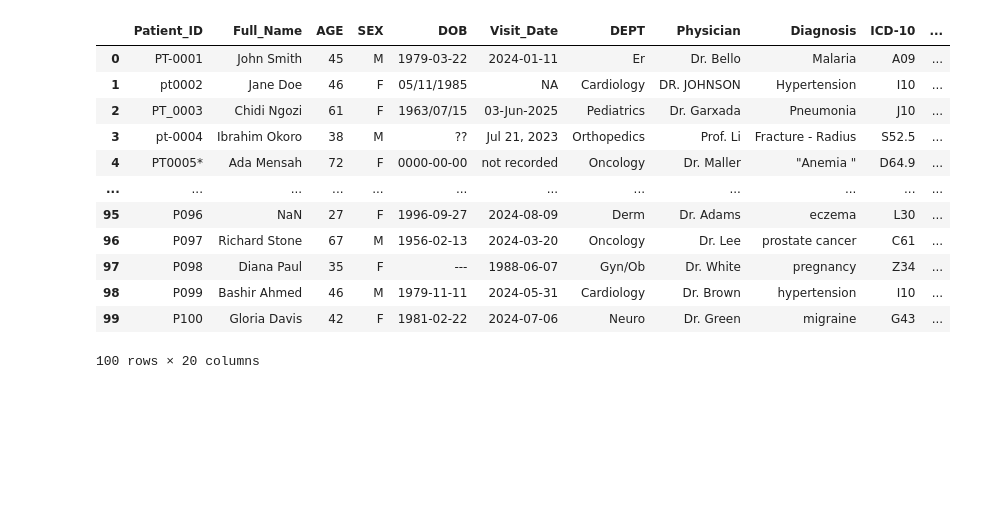
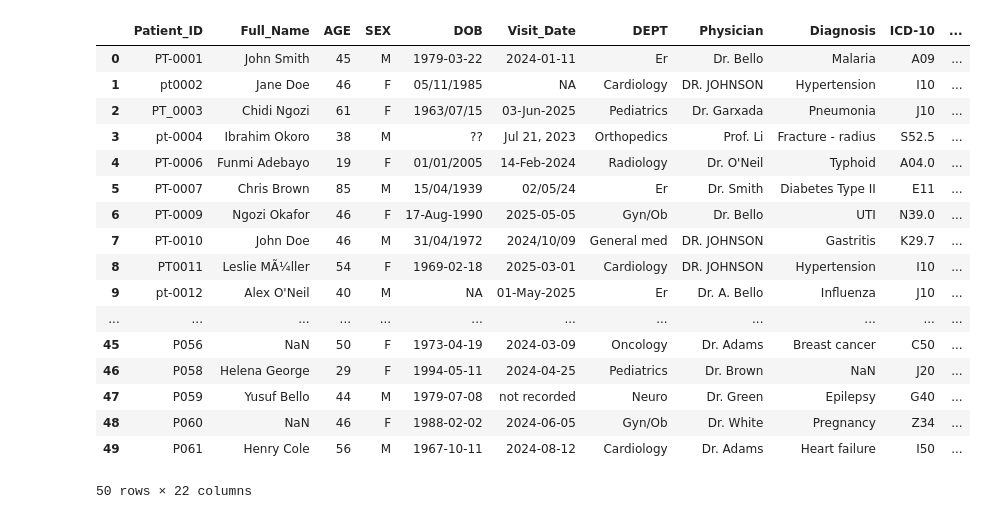
Before and after one commit to BllACK-ai/Hospital_data_analysis, a Jupyter notebook: Cleaning_section.ipynb, the cells around one changed output. Saved outputs shown, nothing was run; the diff lists cells and outputs as text; code cells hidden in the pictures; blank space fills up the shorter version.

Commit message:
all data cleaned
all data cleaned

```diff
--- a/Cleaning_section.ipynb
+++ b/Cleaning_section.ipynb
@@ -4,21 +4,26 @@ import pandas as pd
 import matplotlib.pyplot as plt
 import re
 # %%
-ConCurrent = "Clean_Physician.csv"
+ConCurrent = "Clean_Diagnosis.csv"
 Data = pd.read_csv(ConCurrent)
-Data
+Data.head(50)
 # %% [output]
 |  | Patient_ID | Full_Name | AGE | SEX | DOB | Visit_Date | DEPT | Physician | Diagnosis | ICD-10 | ... |
 | 0 | PT-0001 | John Smith | 45 | M | 1979-03-22 | 2024-01-11 | Er | Dr. Bello | Malaria | A09 | ... |
 | 1 | pt0002 | Jane Doe | 46 | F | 05/11/1985 | NA | Cardiology | DR. JOHNSON | Hypertension | I10 | ... |
 | 2 | PT_0003 | Chidi Ngozi | 61 | F | 1963/07/15 | 03-Jun-2025 | Pediatrics | Dr. Garxada | Pneumonia | J10 | ... |
-| 3 | pt-0004 | Ibrahim Okoro | 38 | M | ?? | Jul 21, 2023 | Orthopedics | Prof. Li | Fracture - Radius | S52.5 | ... |
-| 4 | PT0005* | Ada Mensah | 72 | F | 0000-00-00 | not recorded | Oncology | Dr. Maller | "Anemia " | D64.9 | ... |
+| 3 | pt-0004 | Ibrahim Okoro | 38 | M | ?? | Jul 21, 2023 | Orthopedics | Prof. Li | Fracture - radius | S52.5 | ... |
+| 4 | PT-0006 | Funmi Adebayo | 19 | F | 01/01/2005 | 14-Feb-2024 | Radiology | Dr. O'Neil | Typhoid | A04.0 | ... |
+| 5 | PT-0007 | Chris Brown | 85 | M | 15/04/1939 | 02/05/24 | Er | Dr. Smith | Diabetes Type II | E11 | ... |
+| 6 | PT-0009 | Ngozi Okafor | 46 | F | 17-Aug-1990 | 2025-05-05 | Gyn/Ob | Dr. Bello | UTI | N39.0 | ... |
+| 7 | PT-0010 | John Doe | 46 | M | 31/04/1972 | 2024/10/09 | General med | DR. JOHNSON | Gastritis | K29.7 | ... |
+| 8 | PT0011 | Leslie MÃ¼ller | 54 | F | 1969-02-18 | 2025-03-01 | Cardiology | DR. JOHNSON | Hypertension | I10 | ... |
+| 9 | pt-0012 | Alex O'Neil | 40 | M | NA | 01-May-2025 | Er | Dr. A. Bello | Influenza | J10 | ... |
 | ... | ... | ... | ... | ... | ... | ... | ... | ... | ... | ... | ... |
-| 95 | P096 | NaN | 27 | F | 1996-09-27 | 2024-08-09 | Derm | Dr. Adams | eczema | L30 | ... |
-| 96 | P097 | Richard Stone | 67 | M | 1956-02-13 | 2024-03-20 | Oncology | Dr. Lee | prostate cancer | C61 | ... |
-| 97 | P098 | Diana Paul | 35 | F | --- | 1988-06-07 | Gyn/Ob | Dr. White | pregnancy | Z34 | ... |
-| 98 | P099 | Bashir Ahmed | 46 | M | 1979-11-11 | 2024-05-31 | Cardiology | Dr. Brown | hypertension | I10 | ... |
-| 99 | P100 | Gloria Davis | 42 | F | 1981-02-22 | 2024-07-06 | Neuro | Dr. Green | migraine | G43 | ... |
+| 45 | P056 | NaN | 50 | F | 1973-04-19 | 2024-03-09 | Oncology | Dr. Adams | Breast cancer | C50 | ... |
+| 46 | P058 | Helena George | 29 | F | 1994-05-11 | 2024-04-25 | Pediatrics | Dr. Brown | NaN | J20 | ... |
+| 47 | P059 | Yusuf Bello | 44 | M | 1979-07-08 | not recorded | Neuro | Dr. Green | Epilepsy | G40 | ... |
+| 48 | P060 | NaN | 46 | F | 1988-02-02 | 2024-06-05 | Gyn/Ob | Dr. White | Pregnancy | Z34 | ... |
+| 49 | P061 | Henry Cole | 56 | M | 1967-10-11 | 2024-08-12 | Cardiology | Dr. Adams | Heart failure | I50 | ... |
-100 rows × 20 columns
+50 rows × 22 columns
 # %%
```
Also changed, not shown: parts of 7 cells of this notebook, 2 other files.
